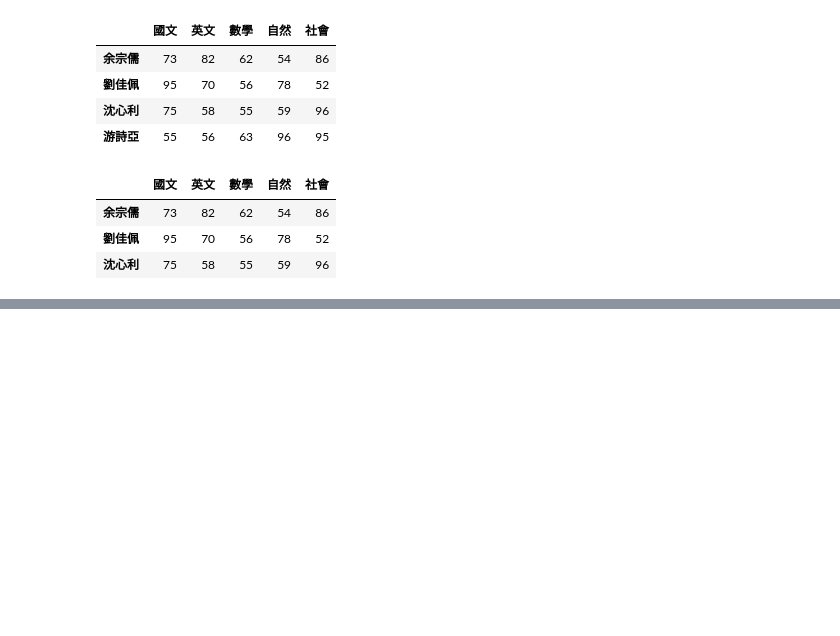
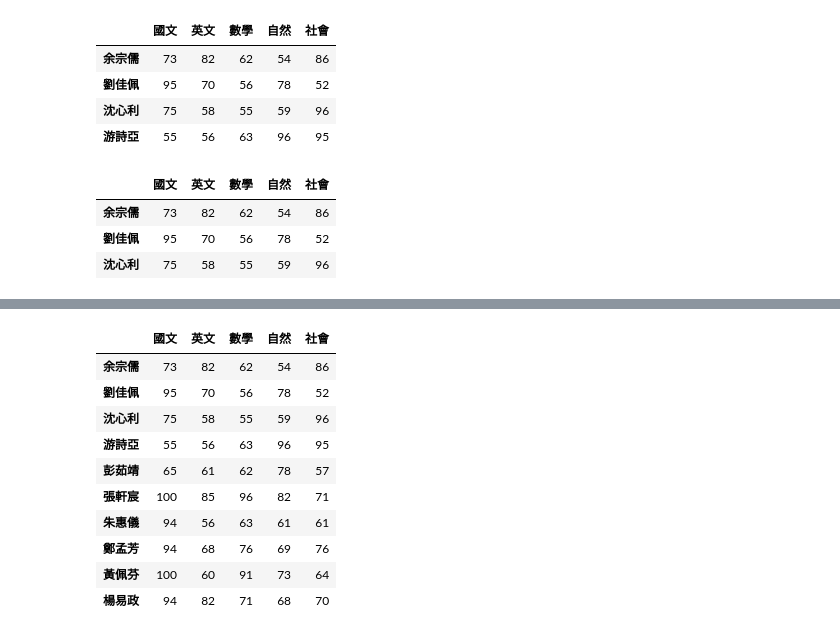
Before and after one commit to EveYang0630/python_analysis, a Jupyter notebook: lession5_4.ipynb, the cells around one changed output, grey strips where cells are left out. Cells and saved outputs as stored; diff of their text form; code cells hidden in the pictures; blank space fills up the shorter version.

```diff
--- a/lession5_4.ipynb
+++ b/lession5_4.ipynb
@@ -124,0 +136,14 @@ df.iloc[0:3]
+# %%
+df[:10]     #取前10列資料，如果是用欄標題SLICE會失敗
+# %% [output]
+|  | 國文 | 英文 | 數學 | 自然 | 社會 |
+| 余宗儒 | 73 | 82 | 62 | 54 | 86 |
+| 劉佳佩 | 95 | 70 | 56 | 78 | 52 |
+| 沈心利 | 75 | 58 | 55 | 59 | 96 |
+| 游詩亞 | 55 | 56 | 63 | 96 | 95 |
+| 彭茹靖 | 65 | 61 | 62 | 78 | 57 |
+| 張軒宸 | 100 | 85 | 96 | 82 | 71 |
+| 朱惠儀 | 94 | 56 | 63 | 61 | 61 |
+| 鄭孟芳 | 94 | 68 | 76 | 69 | 76 |
+| 黃佩芬 | 100 | 60 | 91 | 73 | 64 |
+| 楊易政 | 94 | 82 | 71 | 68 | 70 |
```
Also changed, not shown: parts of 6 cells of this notebook, 3 other files.
